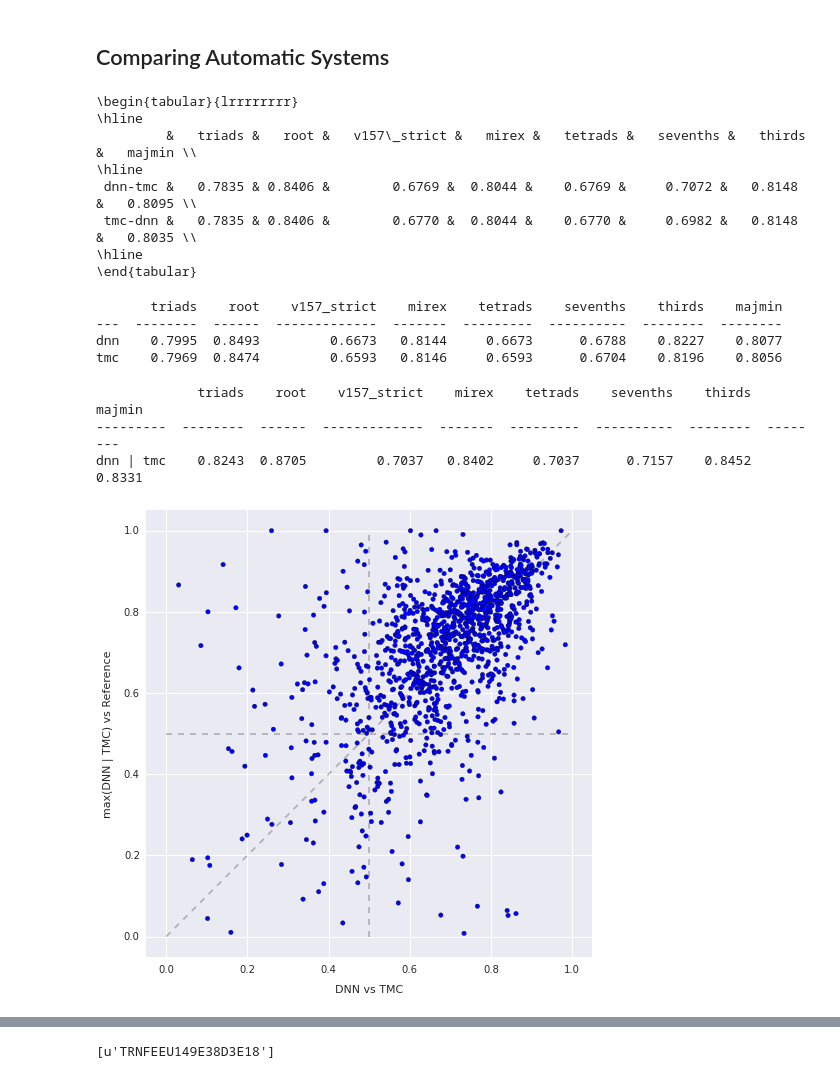
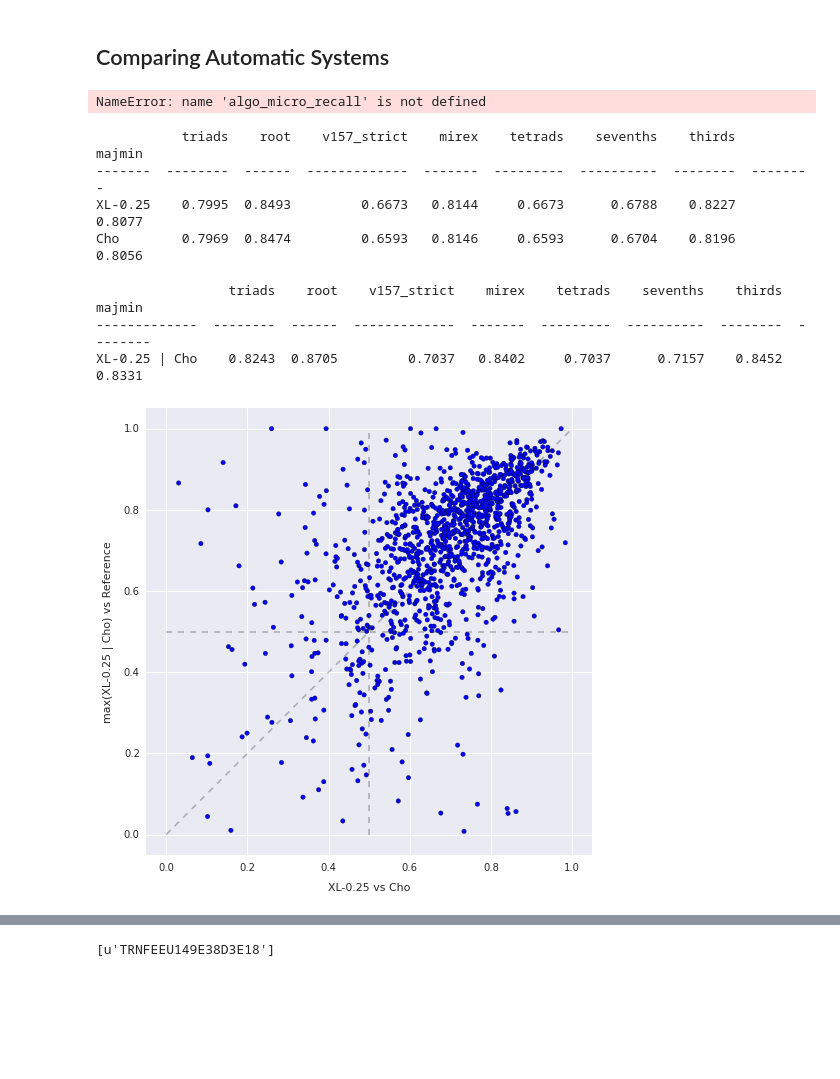
Before and after one commit to ejhumphrey/dl4mir, a Jupyter notebook: chords/eval.ipynb, the cells around one changed output, grey strips where cells are left out. Saved outputs shown, nothing was run; the diff lists cells and outputs as text; code cells hidden in the pictures; blank space fills up the shorter version.

```diff
--- a/chords/eval.ipynb
+++ b/chords/eval.ipynb
@@ -40,7 +40,7 @@ For the purposes of evaluation, it will be necessary to consider the networks pe
 
 First, it will be necessary to split the reference annotations into these subsets.
 # %%
-refs = util.load_jamset("{basedir}/references_all.jamset".format(basedir=basedir))
+refs = util.load_jamset("{basedir}/references_strict.jamset".format(basedir=basedir))
 # %%
 test_key = refs.keys()[0]
 jam = refs[test_key]
@@ -180,9 +180,9 @@ for si, s in enumerate(splits):
         print tabulate.tabulate([[d] + r.tolist()
                                  for d, r in zip(dropout, micro_recall[si, mi].mean(axis=1))],
                                 headers=["{0}-{1}".format(s, m)] + metrics,
-                                floatfmt='.4f', tablefmt='latex') + "\n"
+                                floatfmt='.4f', tablefmt='plain') + "\n"
 print tabulate.tabulate([[s] +  micro_recall2[si].mean(axis=0).tolist()
                          for si, s in enumerate(splits[::2])],
-                        headers=metrics, floatfmt='.4f', tablefmt='latex')
+                        headers=metrics, floatfmt='.4f', tablefmt='plain')
 # %% [output]
   train-L    triads    root    v157_strict    mirex    tetrads    sevenths    thirds    majmin
@@ -217,6 +217,6 @@ Tabulate quality-wise macro-recall, i.e. average performance across transposed c
 for si, s in enumerate(splits):
     print tabulate.tabulate([[m] + r.tolist()
                              for m, r in zip(models, macro_aves[si].mean(axis=-1))],
-                            headers=[s]+dropout, floatfmt='.4f', tablefmt='latex') + "\n"
+                            headers=[s]+dropout, floatfmt='.4f', tablefmt='plain') + "\n"
 print tabulate.tabulate([['tmc'] +  macro_aves2.mean(axis=-1).tolist()], headers=splits[::2])
 # %% [output]
@@ -252,5 +253,5 @@ for si, s in enumerate(splits):
         print tabulate.tabulate([[q, t] + r.tolist()
                                  for q, t, r in zip(quals, supports, qwise[:, :, 0])],
                                 headers=["{0}-{1}".format(s, m), 'support'] + dropout,
-                                floatfmt=".4f", tablefmt='latex') + "\n"
+                                floatfmt=".4f", tablefmt='plain') + "\n"
 # %% [output]
@@ -675,17 +699,10 @@ tmc_annots = [tmc_ests[k].chord[0] for k in keys]
 #     scalar[scalar == 0] = 1.0
 #     algo_micro_recall[i] = (supports * scores).sum(axis=0) / scalar
 print tabulate.tabulate(
-    [[m] + r.tolist() for m, r in zip(['dnn-tmc', 'tmc-dnn'], algo_micro_recall)],
-    headers=[''] + metrics, floatfmt=".4f", tablefmt='latex')
+    [[m] + r.tolist() for m, r in zip(['XL-0.25--Cho', 'Cho--XL-0.25'], algo_micro_recall)],
+    headers=[''] + metrics, floatfmt=".4f", tablefmt='plain')
 # %% [output]
-\begin{tabular}{lrrrrrrrr}
-\hline
-         &   triads &   root &   v157\_strict &   mirex &   tetrads &   sevenths &   thirds &   majmin \\
-\hline
- dnn-tmc &   0.7835 & 0.8406 &        0.6769 &  0.8044 &    0.6769 &     0.7072 &   0.8148 &   0.8095 \\
- tmc-dnn &   0.7835 & 0.8406 &        0.6770 &  0.8044 &    0.6770 &     0.6982 &   0.8148 &   0.8035 \\
-\hline
-\end{tabular}
+NameError: name 'algo_micro_recall' is not defined
 # %%
 # Human vs Machine(s)
 #                  ref,     track, metric
@@ -699,45 +716,45 @@ for ei, e in enumerate([dnn_annots, tmc_annots]):
     micro_recall[ei, :] = (supports * scores).sum(axis=0) / scalar
 
 print tabulate.tabulate(
-    [[m] + r.tolist() for m, r in zip(['dnn', 'tmc'], micro_recall)],
+    [[m] + r.tolist() for m, r in zip(['XL-0.25', 'Cho'], micro_recall)],
     headers=[''] + metrics, floatfmt=".4f")
 # %% [output]
-       triads    root    v157_strict    mirex    tetrads    sevenths    thirds    majmin
----  --------  ------  -------------  -------  ---------  ----------  --------  --------
-dnn    0.7995  0.8493         0.6673   0.8144     0.6673      0.6788    0.8227    0.8077
-tmc    0.7969  0.8474         0.6593   0.8146     0.6593      0.6704    0.8196    0.8056
+           triads    root    v157_strict    mirex    tetrads    sevenths    thirds    majmin
+-------  --------  ------  -------------  -------  ---------  ----------  --------  --------
+XL-0.25    0.7995  0.8493         0.6673   0.8144     0.6673      0.6788    0.8227    0.8077
+Cho        0.7969  0.8474         0.6593   0.8146     0.6593      0.6704    0.8196    0.8056
 # %%
 # Human vs max(Either Machine)
 recall_maxor = recall.max(axis=0)
 affinity = np.array([np.bincount(_) for _ in recall.argmax(axis=0).T])
 micro_recall_maxor = (supports * recall_maxor).sum(axis=0) / scalar
-print tabulate.tabulate([['dnn | tmc'] + micro_recall_maxor.tolist()],
+print tabulate.tabulate([['XL-0.25 | Cho'] + micro_recall_maxor.tolist()],
                         headers=[''] + metrics, floatfmt=".4f")
 # %% [output]
-             triads    root    v157_strict    mirex    tetrads    sevenths    thirds    majmin
----------  --------  ------  -------------  -------  ---------  ----------  --------  --------
-dnn | tmc    0.8243  0.8705         0.7037   0.8402     0.7037      0.7157    0.8452    0.8331
+                 triads    root    v157_strict    mirex    tetrads    sevenths    thirds    majmin
+-------------  --------  ------  -------------  -------  ---------  ----------  --------  --------
+XL-0.25 | Cho    0.8243  0.8705         0.7037   0.8402     0.7037      0.7157    0.8452    0.8331
 # %%
 algo_scores = E.score_annotations(dnn_annots, tmc_annots, metrics)[0]
 # %%
 fig = plt.figure(figsize=(8, 8))
 ax = fig.gca()
 midx = metrics.index("v157_strict")
 ax.vlines(0.5, 0, 1, linestyles=u'dashed', alpha=0.25)
 ax.hlines(0.5, 0, 1, linestyles=u'dashed', alpha=0.25)
 ax.plot([0, 1], [0, 1], 'k--', alpha=0.25)
 scat_handle = ax.scatter(algo_scores[:, midx], recall_maxor[:, midx])
-ax.set_xlabel("DNN vs TMC");
+ax.set_xlabel("XL-0.25 vs Cho");
 ax.xaxis.labelpad = 10
 ax.set_xlim(-0.05, 1.05);
-ax.set_ylabel("max(DNN | TMC) vs Reference");
+ax.set_ylabel("max(XL-0.25 | Cho) vs Reference");
 ax.set_ylim(-0.05, 1.05);
 ax.yaxis.labelpad = 10
 tooltip = mpld3.plugins.PointLabelTooltip(scat_handle, [str(_) for _ in keys])
 mpld3.plugins.connect(fig, tooltip)
 plt.savefig("/Users/ejhumphrey/Dropbox/NYU/dl4mir/ejh-dissertation/src/5/figures/trackwise_test_agreement.pdf")
 # %% [output]
-[figure, old version]
+[figure, new version]
 # %%
 # Keys by quadrant
 target_keys = [
```
Also changed, not shown: parts of 18 cells of this notebook, 10 other files.
